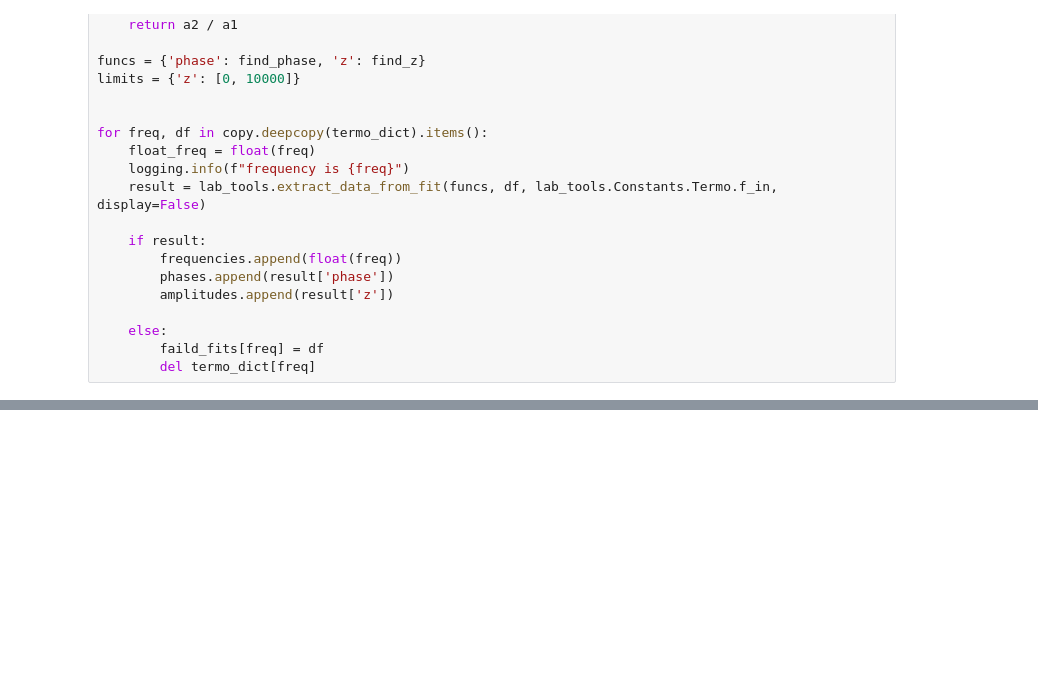
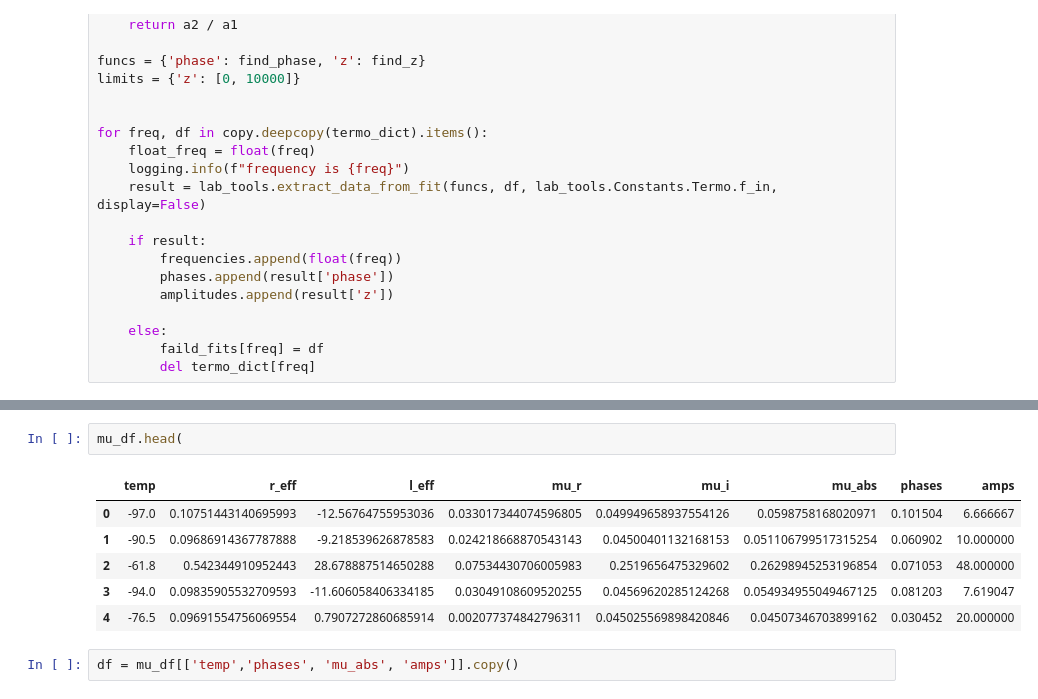
Before and after one commit to nilnil47/Lab-B, a Jupyter notebook: magnetisem/code/expension.ipynb, the cells around one changed output, grey strips where cells are left out. Cells and saved outputs as stored; diff of their text form; blank space fills up the shorter version.

```diff
--- a/magnetisem/code/expension.ipynb
+++ b/magnetisem/code/expension.ipynb
@@ -220,0 +229,11 @@ lab_tools.Constants.L
+# %%
+mu_df.head(
+# %% [output]
+|  | temp | r_eff | l_eff | mu_r | mu_i | mu_abs | phases | amps |
+| 0 | -97.0 | 0.10751443140695993 | -12.56764755953036 | 0.033017344074596805 | 0.049949658937554126 | 0.0598758168020971 | 0.101504 | 6.666667 |
+| 1 | -90.5 | 0.09686914367787888 | -9.218539626878583 | 0.024218668870543143 | 0.04500401132168153 | 0.051106799517315254 | 0.060902 | 10.000000 |
+| 2 | -61.8 | 0.542344910952443 | 28.678887514650288 | 0.07534430706005983 | 0.2519656475329602 | 0.26298945253196854 | 0.071053 | 48.000000 |
+| 3 | -94.0 | 0.09835905532709593 | -11.606058406334185 | 0.03049108609520255 | 0.04569620285124268 | 0.054934955049467125 | 0.081203 | 7.619047 |
+| 4 | -76.5 | 0.09691554756069554 | 0.7907272860685914 | 0.002077374842796311 | 0.045025569898420846 | 0.04507346703899162 | 0.030452 | 20.000000 |
+# %%
+df = mu_df[['temp','phases', 'mu_abs', 'amps']].copy()
```
Also changed, not shown: parts of 15 cells of this notebook.
